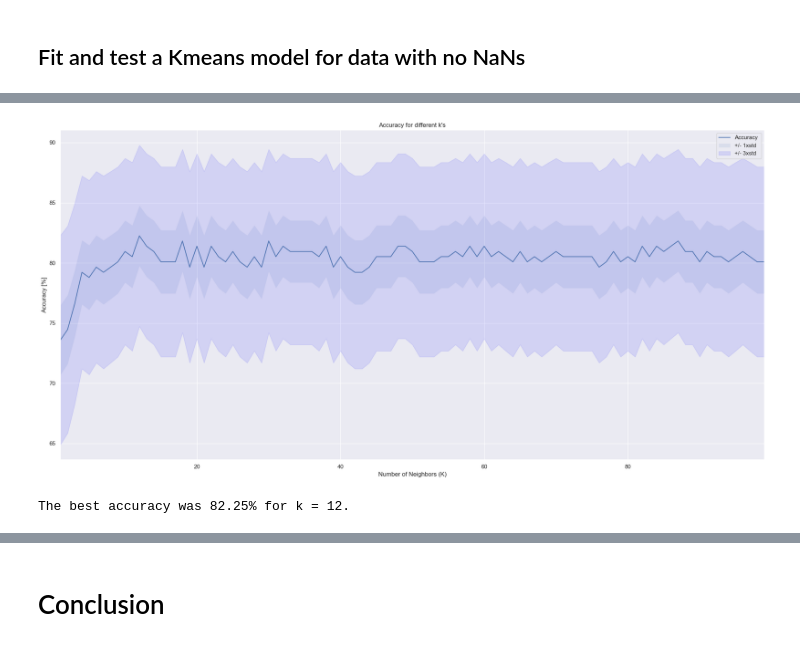
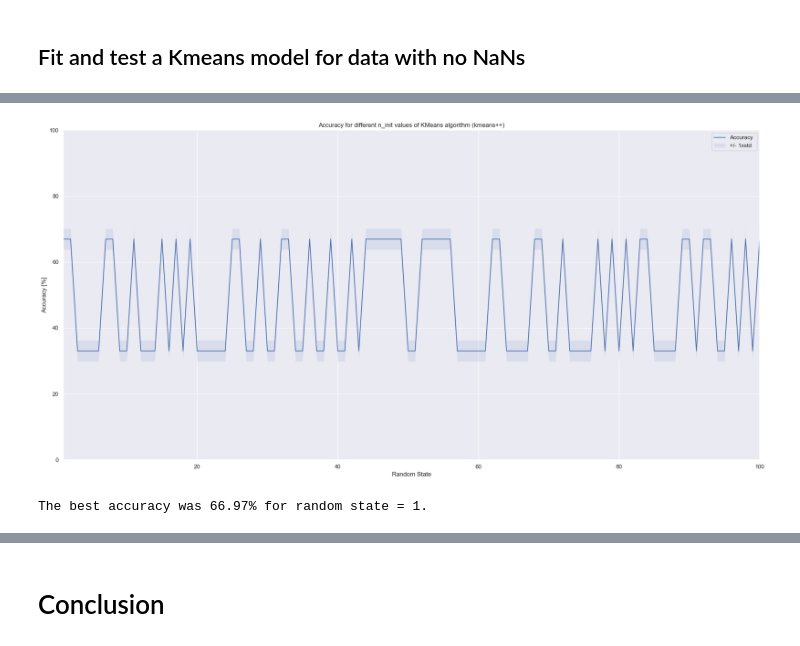
Before and after one commit to katarzynaadamczyk/data_analysis, a Jupyter notebook: diabetes/diabetes_3.ipynb, the cells around one changed output, grey strips where cells are left out. Drawn from its saved outputs; the diff is of its cells as text; code cells hidden in the pictures.

Commit message:
done kmeans algorithm for data excluding nans

```diff
--- a/diabetes/diabetes_3.ipynb
+++ b/diabetes/diabetes_3.ipynb
@@ -658,14 +631,0 @@ Test set Accuracy:  79.22%
-# %%
-Ks = 100
-mean_acc = np.zeros(Ks - 1)
-std_acc = np.zeros(Ks - 1)
-
-for n in range(1,Ks):
-    # Train Model and Predict
-    neigh = KNeighborsClassifier(n_neighbors = n).fit(normalized_train_X, y_train)
-    yhat = neigh.predict(normalized_test_X)
-    mean_acc[n-1] = round(100 * metrics.accuracy_score(y_test, yhat), 2)
-    std_acc[n-1] = round(100 * np.std(yhat == y_test) / np.sqrt(yhat.shape[0]), 2)
-
-print(mean_acc)
-print(std_acc)
@@ -690,18 +632,35 @@ print(std_acc)
-# %%
-plt.figure(figsize=(20,10))
-plt.plot(range(1,Ks),mean_acc,'b')
-plt.fill_between(range(1,Ks), mean_acc - 1 * std_acc,mean_acc + 1 * std_acc, alpha=0.10)
-plt.fill_between(range(1,Ks), mean_acc - 3 * std_acc,mean_acc + 3 * std_acc, alpha=0.10, color="blue")
-plt.legend(('Accuracy ', '+/- 1xstd','+/- 3xstd'))
-plt.ylabel('Accuracy [%]')
-plt.xlabel('Number of Neighbors (K)')
-plt.xlim(1, Ks - 1)
-plt.title("Accuracy for different k's")
-plt.tight_layout()
-plt.show()
-# %% [output]
-[figure, removed]
-# %%
-print( "The best accuracy was " + str(mean_acc.max()) + "% for k = " + str(mean_acc.argmax() + 1) + ".")
-# %% [output]
-The best accuracy was 82.25% for k = 12.
+# %%
+# fit kmeans model for data with no NaNs
+# init = "k-means++"
+random_st = 101
+mean_acc_kmeans_plus_data_no_nans = np.zeros(random_st - 1)
+std_acc_kmeans_plus_data_no_nans = np.zeros(random_st - 1)
+
+for n in range(1, random_st):
+    # Train Model and Predict
+    kmean = KMeans(init='k-means++', n_clusters=2, n_init=10, random_state=n).fit(normalized_train_X_no_nans)
+    yhat = kmean.predict(normalized_test_X_no_nans)
+    mean_acc_kmeans_plus_data_no_nans[n-1] = round(100 * metrics.accuracy_score(y_test_no_nans, yhat), 2)
+    std_acc_kmeans_plus_data_no_nans[n-1] = round(100 * np.std(yhat == y_test_no_nans) / np.sqrt(yhat.shape[0]), 2)
+# %%
+# plot accuracy with its standard deviation
+plt.figure(figsize=(20,10))
+plt.plot(range(1, random_st), mean_acc_kmeans_plus_data_no_nans, 'b')
+plt.fill_between(range(1, random_st), mean_acc_kmeans_plus_data_no_nans - 1 * std_acc_kmeans_plus_data_no_nans,
+                 mean_acc_kmeans_plus_data_no_nans + 1 * std_acc_kmeans_plus_data_no_nans, alpha=0.10)
+plt.legend(('Accuracy ', '+/- 1xstd'))
+plt.ylabel('Accuracy [%]')
+plt.xlabel('Random State')
+plt.xlim(1, random_st - 1)
+plt.ylim(0, 100)
+plt.title("Accuracy for different n_init values of KMeans algorithm (kmeans++)")
+plt.tight_layout()
+plt.show()
+# %% [output]
+[figure, added]
+# %%
+top_mean_acc_kmeans_plus_data_no_nans = mean_acc_kmeans_plus_data_no_nans.max()
+top_std_kmeans_plus_median = std_acc_kmeans_plus_data_no_nans[mean_acc_kmeans_plus_data_no_nans.argmax()]
+print( "The best accuracy was " + str(top_mean_acc_kmeans_plus_data_no_nans) + "% for random state = " + str(mean_acc_kmeans_plus_data_no_nans.argmax() + 1) + ".")
+# %% [output]
+The best accuracy was 66.97% for random state = 1.
```
Also changed, not shown: parts of 11 cells of this notebook.
